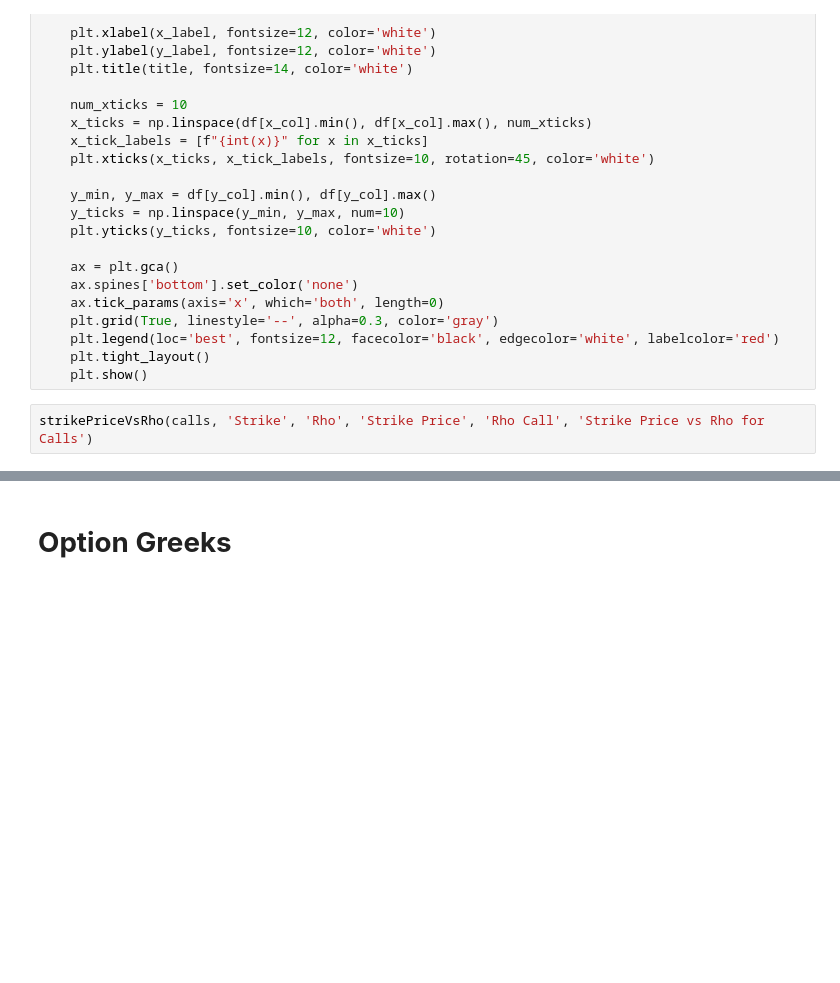
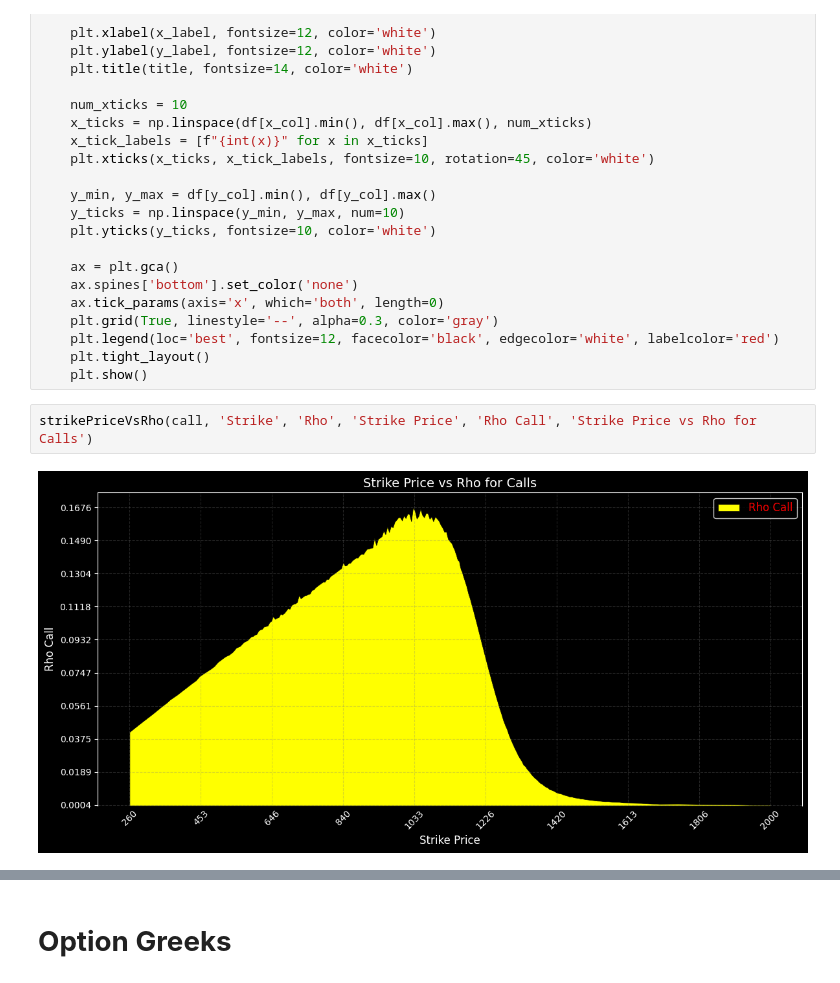
Before and after one commit to AnalyticalHarry/FutureAndOption, a Jupyter notebook: VOLATILITY_&_GREEKS_NVIDIA_OPTION_(14_JUNE_EXPIRATION).ipynb, the cells around one changed output, grey strips where cells are left out. Cells and saved outputs as stored; diff of their text form; blank space fills up the shorter version.

```diff
--- a/VOLATILITY_&_GREEKS_NVIDIA_OPTION_(14_JUNE_EXPIRATION).ipynb
+++ b/VOLATILITY_&_GREEKS_NVIDIA_OPTION_(14_JUNE_EXPIRATION).ipynb
@@ -435,5 +431,7 @@ def strikePriceVsRho(df, x_col, y_col, x_label, y_label, title):
     plt.tight_layout()
     plt.show()
 # %%
-strikePriceVsRho(calls, 'Strike', 'Rho', 'Strike Price', 'Rho Call', 'Strike Price vs Rho for Calls')
+strikePriceVsRho(call, 'Strike', 'Rho', 'Strike Price', 'Rho Call', 'Strike Price vs Rho for Calls')
+# %% [output]
+[figure, added]
 # %%
```
Also changed, not shown: parts of 29 cells of this notebook.
